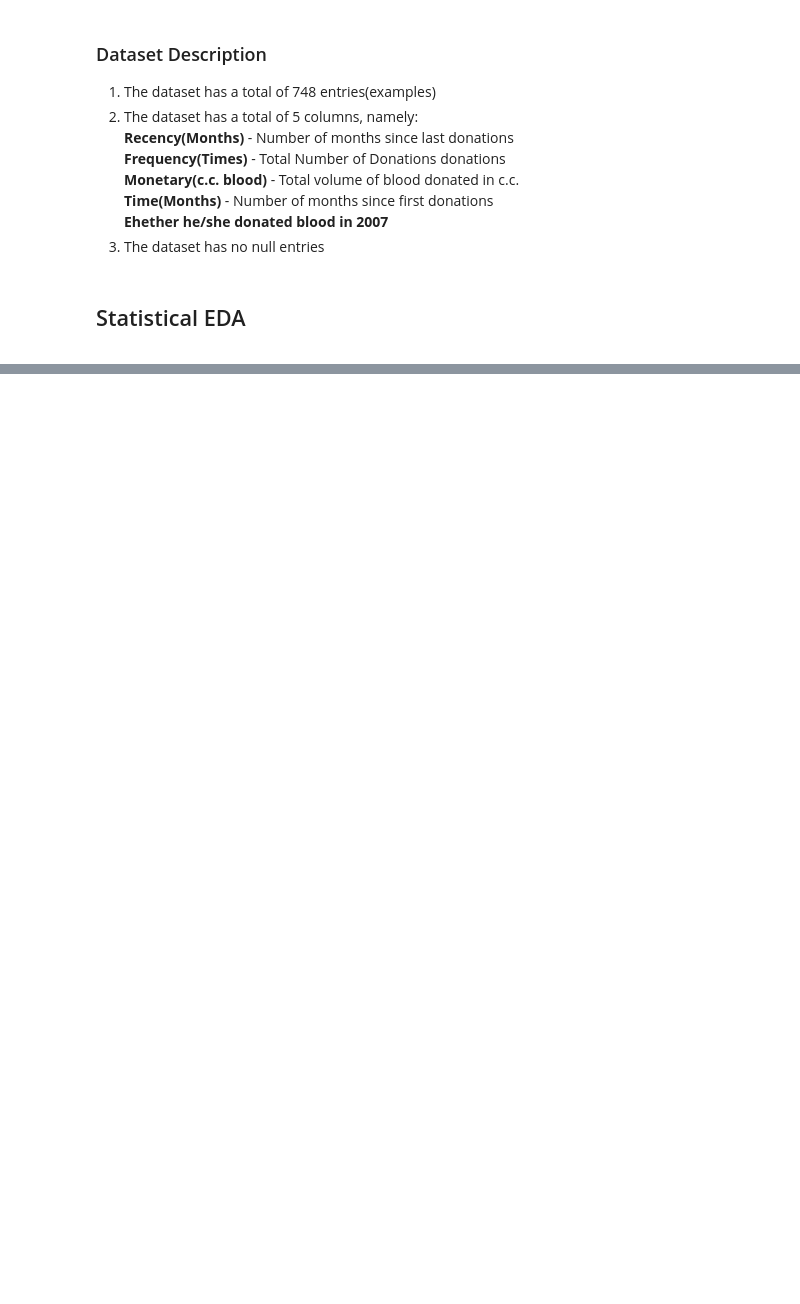
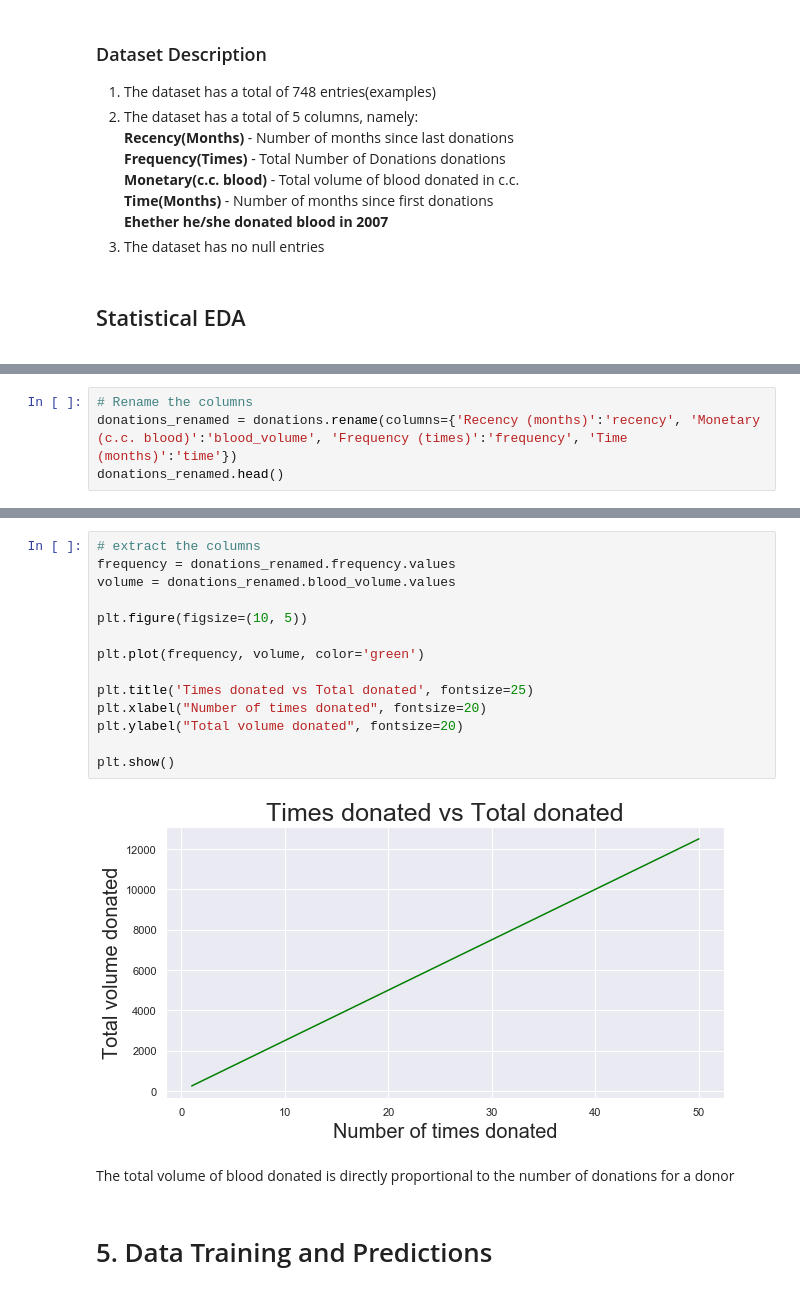
Before and after one commit to Python-4-DS/Python4ds_cohort-1, a Jupyter notebook: notebooks/Blood Donations Prediction.ipynb, the cells around one changed output, grey strips where cells are left out. Cells and saved outputs as stored; diff of their text form; blank space fills up the shorter version.

```diff
--- a/notebooks/Blood Donations Prediction.ipynb
+++ b/notebooks/Blood Donations Prediction.ipynb
@@ -104,0 +171,4 @@ donations_dataset.describe()
+# %%
+# Rename the columns
+donations_renamed = donations.rename(columns={'Recency (months)':'recency', 'Monetary (c.c. blood)':'blood_volume', 'Frequency (times)':'frequency', 'Time (months)':'time'})
+donations_renamed.head()
@@ -104,0 +182,21 @@ donations_dataset.describe()
+# %%
+# extract the columns
+frequency = donations_renamed.frequency.values
+volume = donations_renamed.blood_volume.values
+
+plt.figure(figsize=(10, 5))
+
+plt.plot(frequency, volume, color='green')
+
+plt.title('Times donated vs Total donated', fontsize=25)
+plt.xlabel("Number of times donated", fontsize=20)
+plt.ylabel("Total volume donated", fontsize=20)
+
+plt.show()
+# %% [output]
+[figure, added]
+# %% [markdown]
+The total volume of blood donated is directly proportional to the number of donations for a donor
+# %% [markdown]
+# 5. Data Training and Predictions
+<a id="training"></a>
```
Also changed, not shown: parts of 12 cells of this notebook, 4 other files.
